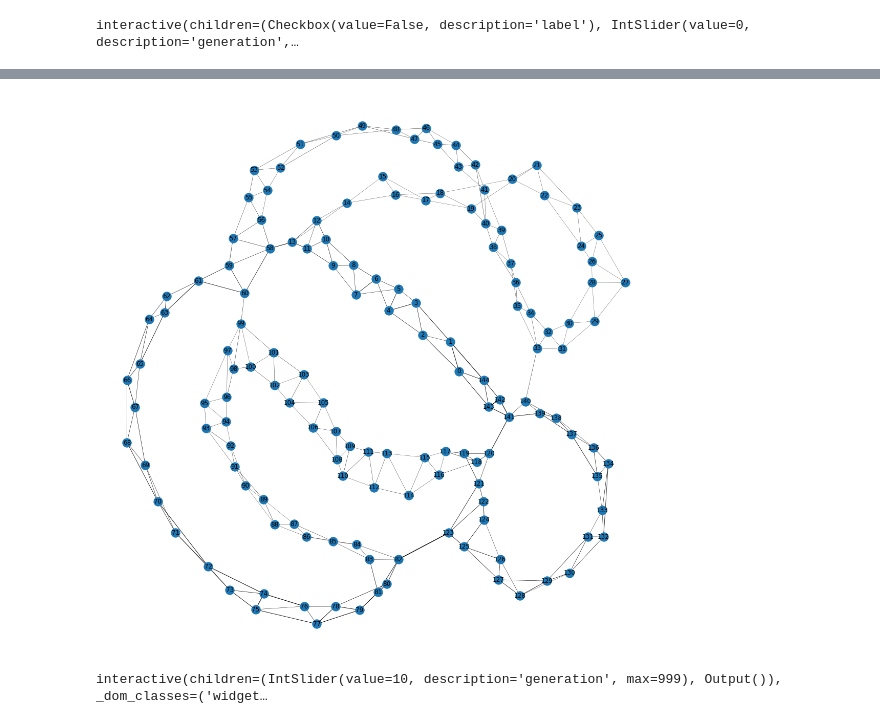
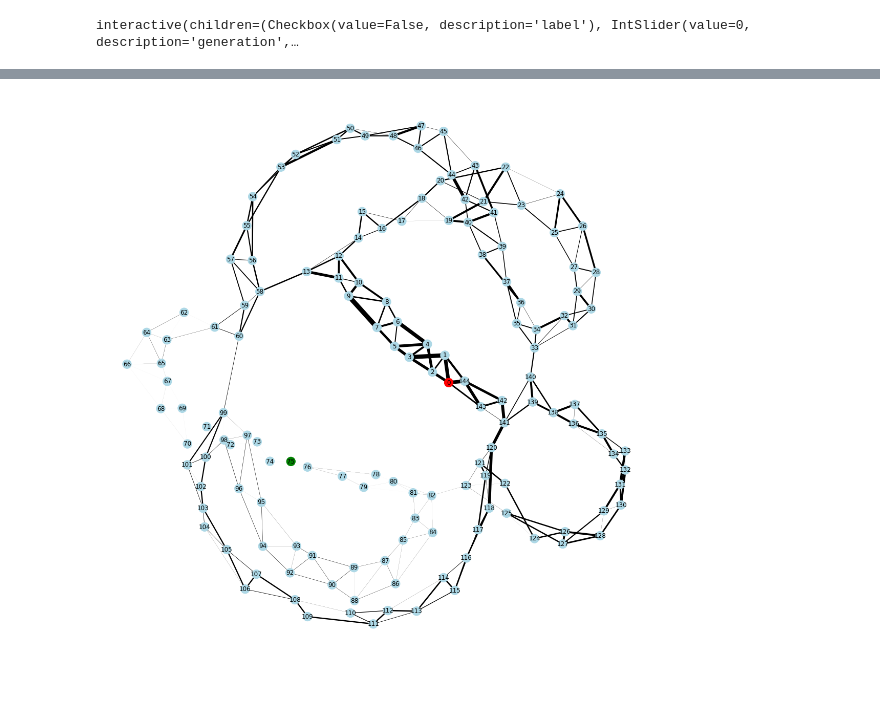
Before and after one commit to ovgu-FINken/ACO-MAPF, a Jupyter notebook: MAPF-ACO.ipynb, the cells around one changed output, grey strips where cells are left out. Drawn from its saved outputs; the diff is of its cells as text; code cells hidden in the pictures; blank space fills up the shorter version.

Commit message:
working extended ACO

```diff
--- a/MAPF-ACO.ipynb
+++ b/MAPF-ACO.ipynb
@@ -302,0 +332,19 @@ interactive(children=(Checkbox(value=False, description='label'), IntSlider(valu
+# %%
+G = nx.Graph()
+G.add_edge(0, 1, weight=1)
+G.add_edge(1, 2, weight=1.5)
+G.add_edge(1, 3, weight=1)
+G.add_edge(3, 5, weight=1)
+G.add_edge(1, 4, weight=3)
+G.add_edge(2, 5, weight=1)
+G.add_edge(4, 6, weight=1)
+G.add_edge(5, 7, weight=1)
+G.add_edge(6, 7, weight=3)
+G.add_edge(7, 8, weight=1)
+#G.add_edge(5, 9)
+nx.draw(G, with_labels=True)
+graphstart = 0
+graphgoal = 8
+
+m = nx.adj_matrix(G)
+p = np.ones_like(m.todense())
@@ -302,0 +574,3 @@ interactive(children=(Checkbox(value=False, description='label'), IntSlider(valu
+# %%
+tAco = TimeExtendedACO(adjacency=m.todense(), pheromones=np.ones_like(m.todense()), start=graphstart, goal=graphgoal, timeframe=50)
+tAco.run_extended(generations=1000, depenalize_long_running=False)
@@ -302,0 +591,2 @@ interactive(children=(Checkbox(value=False, description='label'), IntSlider(valu
+# %%
+tAco.run_extended(generations=10000)
@@ -303,14 +624,4 @@ interactive(children=(Checkbox(value=False, description='label'), IntSlider(valu
 # %%
-aco.draw_pheromones(label=False)
+tAco.draw_extended_pheromones(label=False)
 # %% [output]
-[figure, old version]
+[figure, new version]
-# %%
-def drawfunction(generation):
-    plt.figure(figsize=(15,15))
-    a = Ant(pheromones=pheromone_timeline[generation], adjacency=m.todense())
-    a.draw_pheromones(label=False)
-    plt.show()
-
-widgets.interact(drawfunction, generation=widgets.IntSlider(min=0,max=len(pheromone_timeline)-1,step=1,value=10));
-# %% [output]
-interactive(children=(IntSlider(value=10, description='generation', max=999), Output()), _dom_classes=('widget…
```
Also changed, not shown: parts of 31 cells of this notebook.
